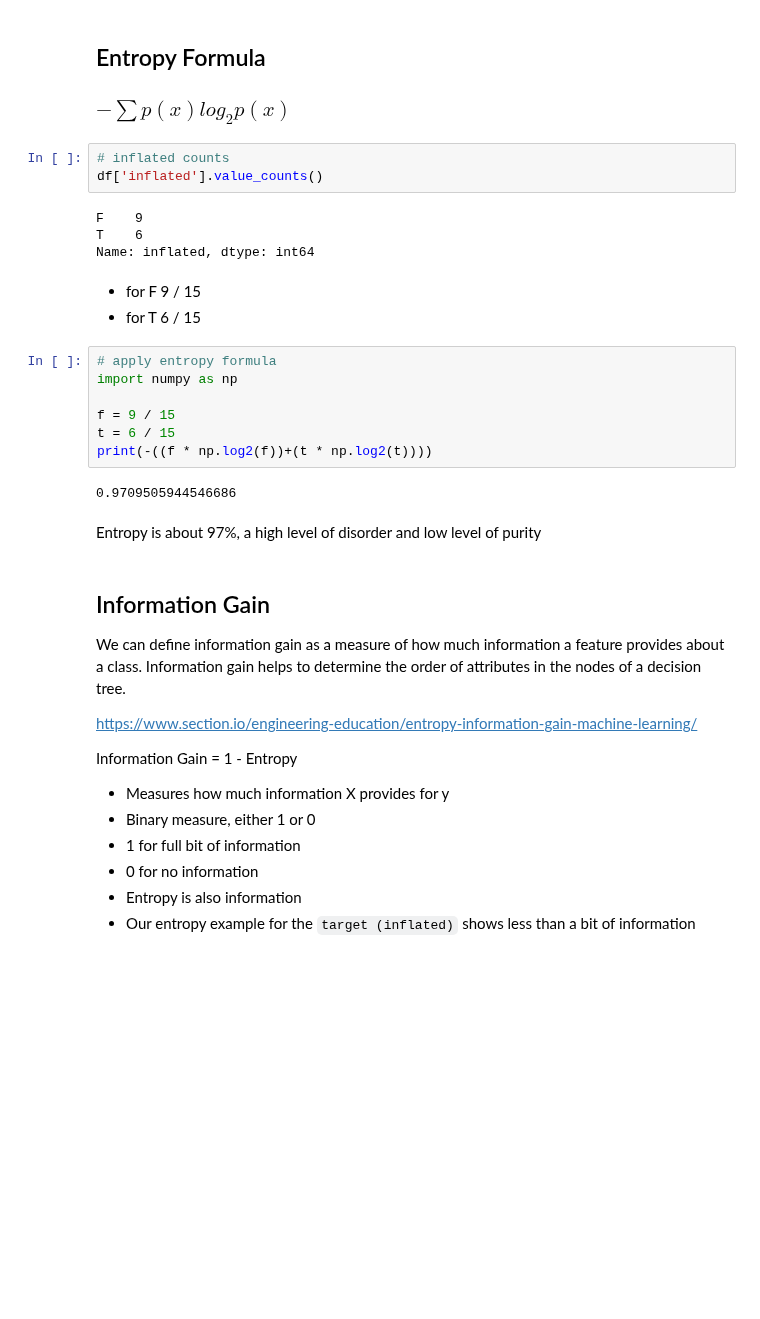
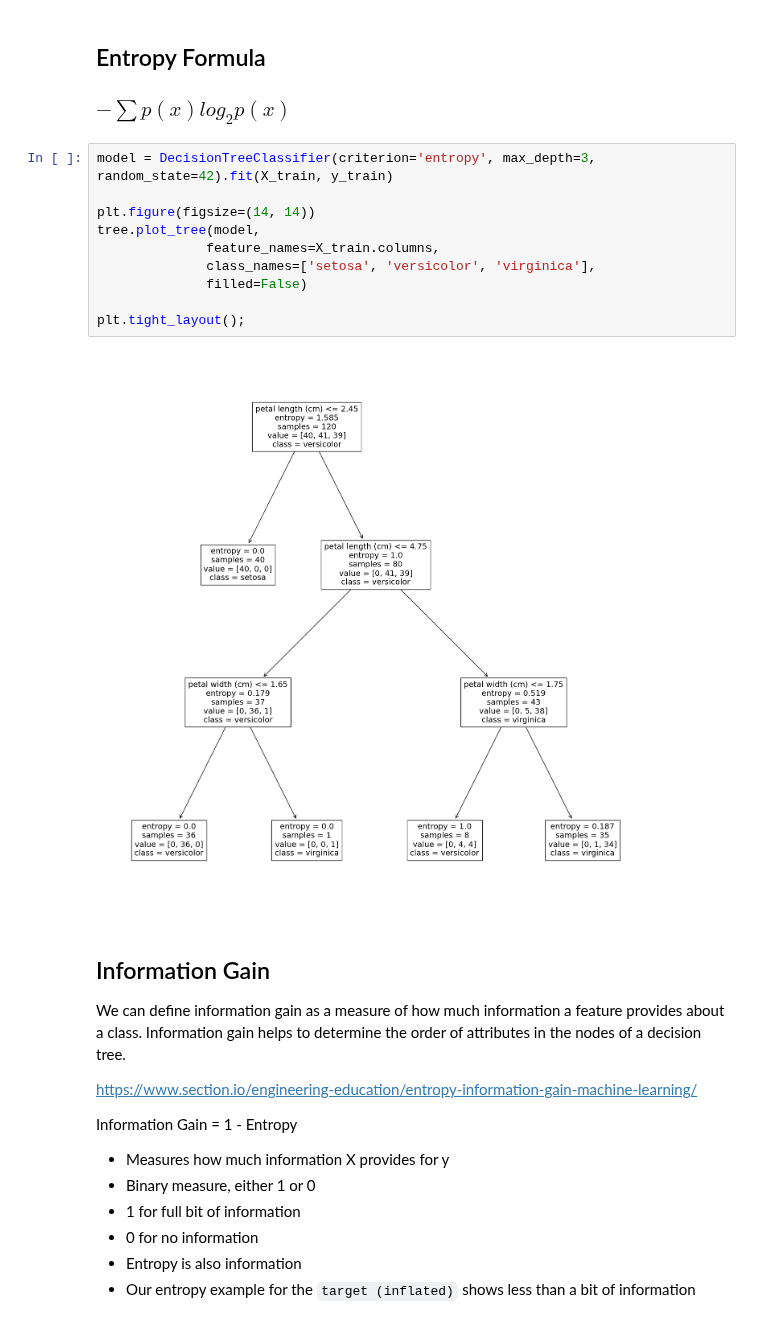
Before and after one commit to gitmystuff/DSChunks, a Jupyter notebook: Trees.ipynb, the cells around one changed output. Drawn from its saved outputs; the diff is of its cells as text; blank space fills up the shorter version.

```diff
--- a/Trees.ipynb
+++ b/Trees.ipynb
@@ -485,27 +216,18 @@ plt.tight_layout();
 ## Entropy Formula
 
 ### $-\sum{p(x)log_2p(x)}$
-# %%
-# inflated counts
-df['inflated'].value_counts()
-# %% [output]
-F    9
-T    6
-Name: inflated, dtype: int64
-# %% [markdown]
-* for F 9 / 15
-* for T 6 / 15
-# %%
-# apply entropy formula
-import numpy as np
-
-f = 9 / 15
-t = 6 / 15
-print(-((f * np.log2(f))+(t * np.log2(t))))
-# %% [output]
-0.9709505944546686
-# %% [markdown]
-Entropy is about 97%, a high level of disorder and low level of purity
+# %%
+model = DecisionTreeClassifier(criterion='entropy', max_depth=3, random_state=42).fit(X_train, y_train)
+
+plt.figure(figsize=(14, 14))
+tree.plot_tree(model,
+              feature_names=X_train.columns,
+              class_names=['setosa', 'versicolor', 'virginica'],
+              filled=False)
+
+plt.tight_layout();
+# %% [output]
+[figure, added]
 # %% [markdown]
 ## Information Gain
 
```
Also changed, not shown: parts of 33 cells of this notebook, 6 other files.
